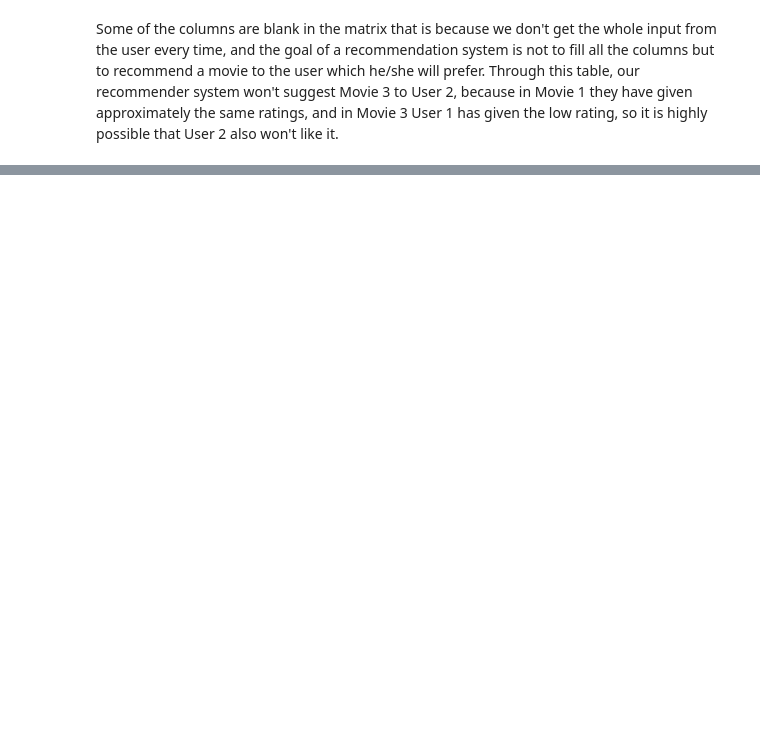
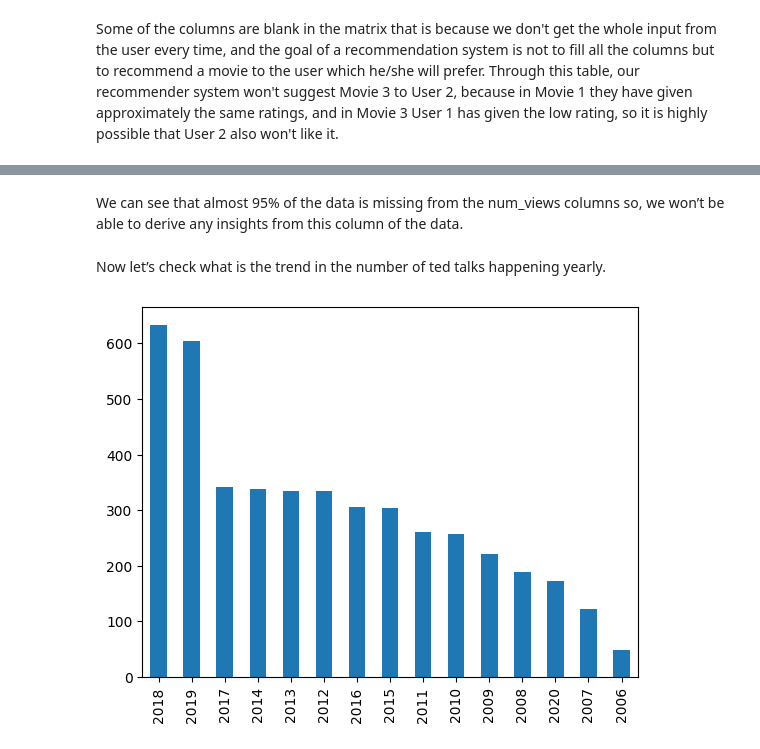
Before and after one commit to alexrodpas/ML-Projects, a Jupyter notebook: TED-Talks-RecSys.ipynb, the cells around one changed output, grey strips where cells are left out. Saved outputs shown, nothing was run; the diff lists cells and outputs as text; code cells hidden in the pictures; blank space fills up the shorter version.

```diff
--- a/TED-Talks-RecSys.ipynb
+++ b/TED-Talks-RecSys.ipynb
@@ -69,0 +93,4 @@ warnings.filterwarnings('ignore')
+# %%
+ds_path = "Datasets/tedx_dataset.csv"
+df = pd.read_csv(ds_path)
+print(df.head())
@@ -69,0 +134,15 @@ warnings.filterwarnings('ignore')
+# %% [markdown]
+We can see that almost 95% of the data is missing from the num_views columns so, we won’t be able to derive any insights from this column of the data.
+# %%
+splitted = df['posted'].str.split(' ', expand=True)
+
+# Create columns for month and year of each talk
+df['year'] = splitted[2].astype('int')
+df['month'] = splitted[1]
+# %% [markdown]
+Now let’s check what is the trend in the number of ted talks happening yearly.
+# %%
+df['year'].value_counts().plot.bar()
+plt.show()
+# %% [output]
+[figure, added]
```
Also changed, not shown: parts of 33 cells of this notebook.
